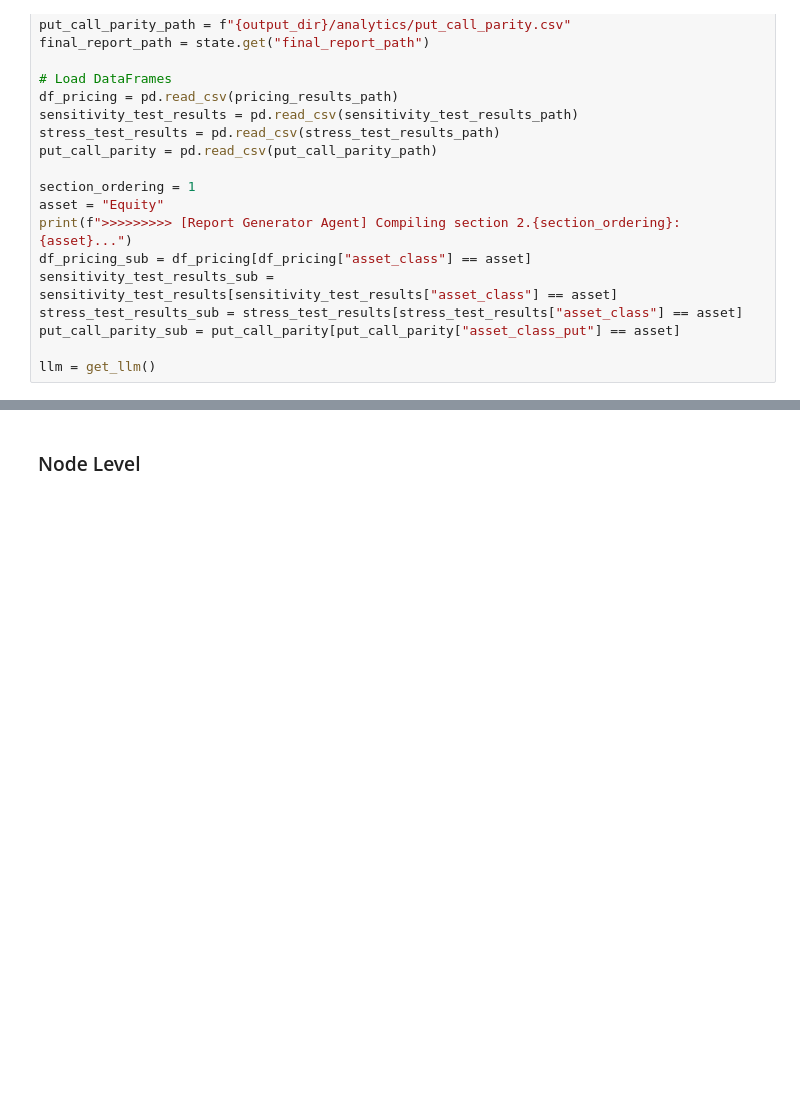
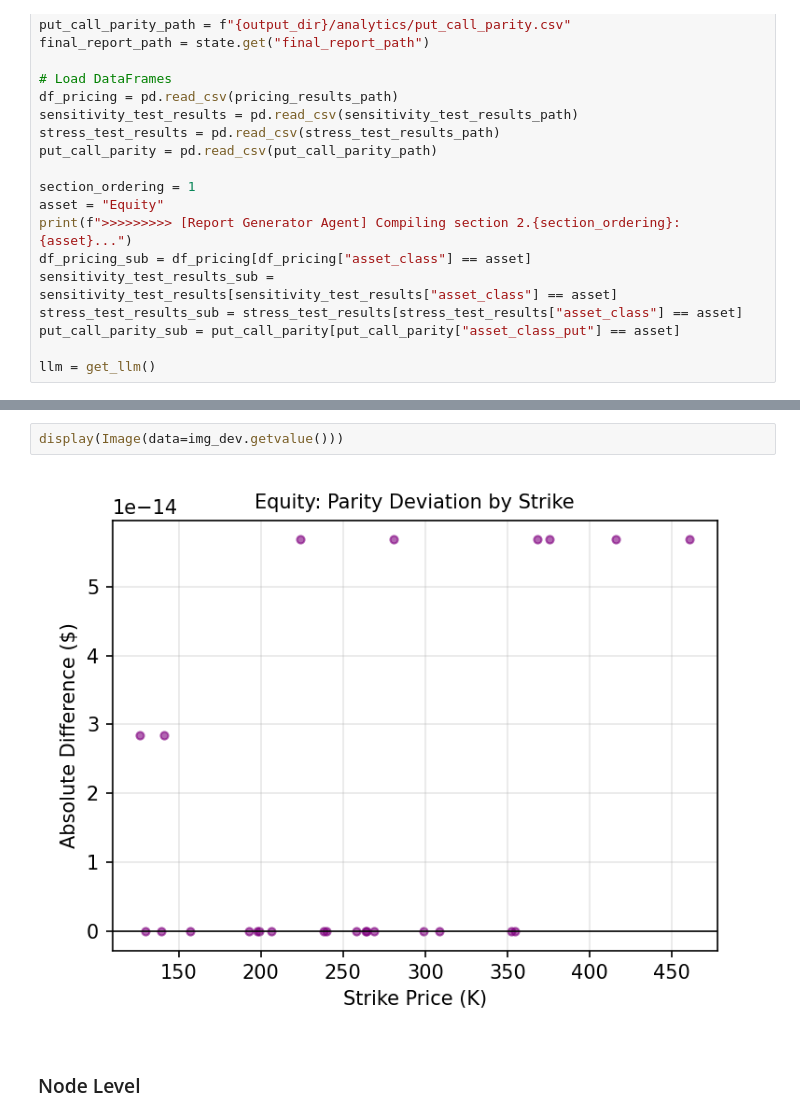
Before and after one commit to davidzgu/model_doc_automation, a Jupyter notebook: notebooks/dev/dev_multi_agent_mcp_2.0.ipynb, the cells around one changed output, grey strips where cells are left out. Saved outputs shown, nothing was run; the diff lists cells and outputs as text; blank space fills up the shorter version.

```diff
--- a/notebooks/dev/dev_multi_agent_mcp_2.0.ipynb
+++ b/notebooks/dev/dev_multi_agent_mcp_2.0.ipynb
@@ -1452,3 +1731,7 @@ array(['Equity'], dtype=object)
+# %%
+display(Image(data=img_dev.getvalue()))
+# %% [output]
+[figure, added]
 # %% [markdown]
 ### Node Level
 # %%
```
Also changed, not shown: parts of 34 cells of this notebook, 7 other files.
